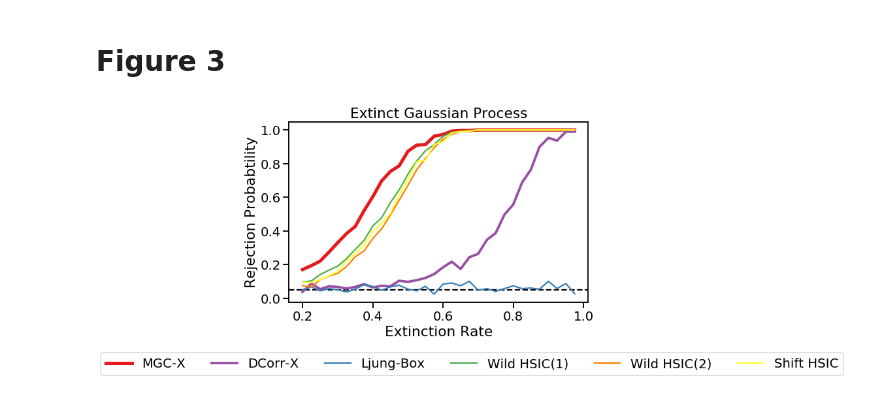
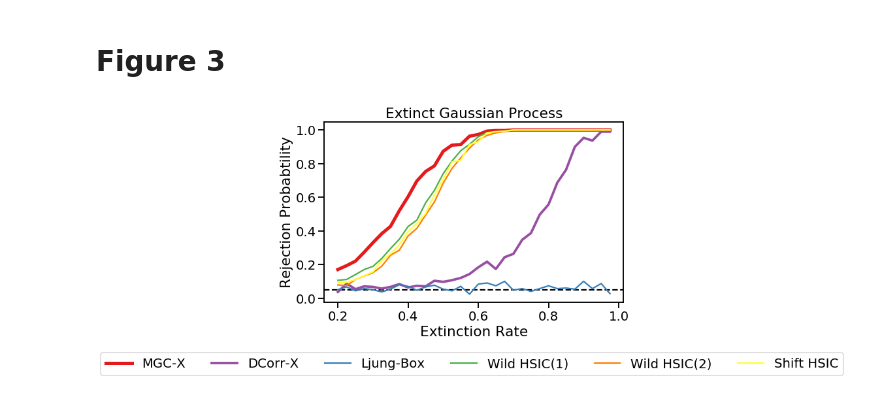
Before and after one commit to neurodata/mgcx, a Jupyter notebook: generate_plot.ipynb, the cells around one changed output. Drawn from its saved outputs; the diff is of its cells as text; code cells hidden in the pictures.

Commit message:
Update figures

```diff
--- a/generate_plot.ipynb
+++ b/generate_plot.ipynb
@@ -250,32 +250,32 @@ ax.set_xlabel("Extinction Rate")
 ax.set_ylabel("Rejection Probabtility")
 ax.get_legend().remove()
 
 for line in ax.get_lines():
     if line.get_c() == "#e41a1c":
         line.set_linewidth(5)
     if line.get_c() == "#984ea3":
             line.set_linewidth(3.75)
 
 # Deal with legends
 handles, labels = ax.get_legend_handles_labels()
 
 # legend = fig.legend(
 #     handles[1:],
 #     ['MGC-X', 'DCorr-X', 'Ljung-BoX', 'Wild HSIC(1)', 'Wild HSIC(2)', 'Shift HSIC'],
 #     ncol = 1,
 #     loc='right',
 #     bbox_to_anchor=(1.4, .5),
 #     bbox_transform=plt.gcf().transFigure
 # )
 legend = fig.legend(
     handles[1:],
     ['MGC-X', 'DCorr-X', 'Ljung-Box', 'Wild HSIC(1)', 'Wild HSIC(2)', 'Shift HSIC'],
     ncol = 7,
     loc='lower center',
-    bbox_to_anchor=(.65, -0.175),
+    bbox_to_anchor=(.55, -0.175),
     bbox_transform=plt.gcf().transFigure
 )
 
 fig.savefig("figure3.png", dpi=300, bbox_inches='tight')
 # %% [output]
-[figure, old version]
+[figure, new version]
```
Also changed, not shown: 15 other files.
